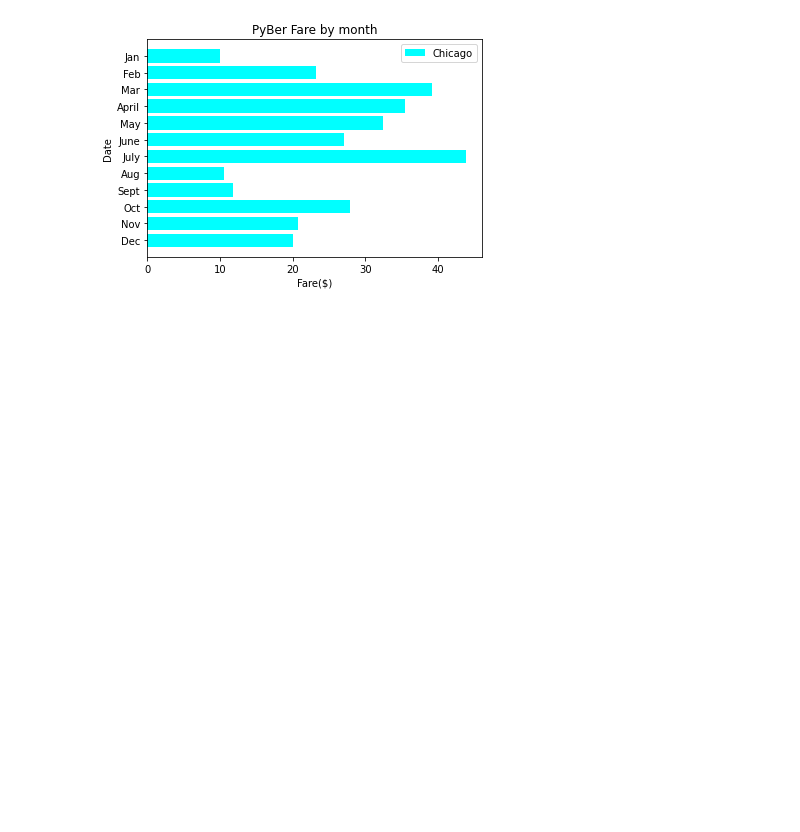
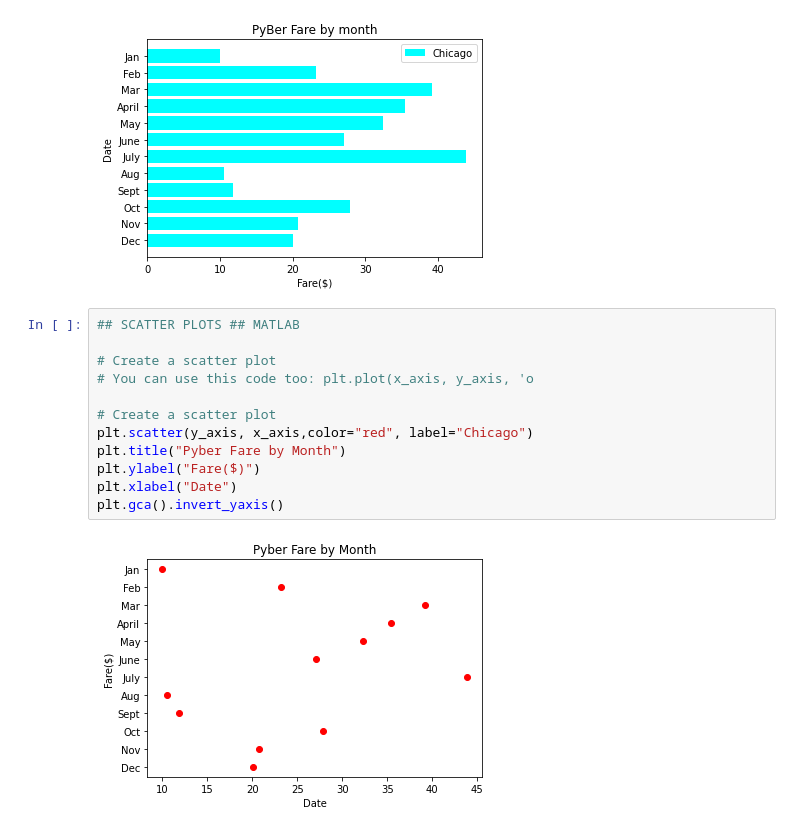
Before and after one commit to velasciraptor/PyBer_Analysis, a Jupyter notebook: matplotlib_practice.ipynb, the cells around one changed output. Cells and saved outputs as stored; diff of their text form; blank space fills up the shorter version.

```diff
--- a/matplotlib_practice.ipynb
+++ b/matplotlib_practice.ipynb
@@ -114,3 +114,17 @@ ax.set_xlabel("Fare($)")
 ax.invert_yaxis()
 # %% [output]
 [figure]
+# %%
+## SCATTER PLOTS ## MATLAB
+
+# Create a scatter plot
+# You can use this code too: plt.plot(x_axis, y_axis, 'o
+
+# Create a scatter plot
+plt.scatter(y_axis, x_axis,color="red", label="Chicago")
+plt.title("Pyber Fare by Month")
+plt.ylabel("Fare($)")
+plt.xlabel("Date")
+plt.gca().invert_yaxis()
+# %% [output]
+[figure, added]
```
Also changed, not shown: parts of 9 cells of this notebook, 4 other files.
